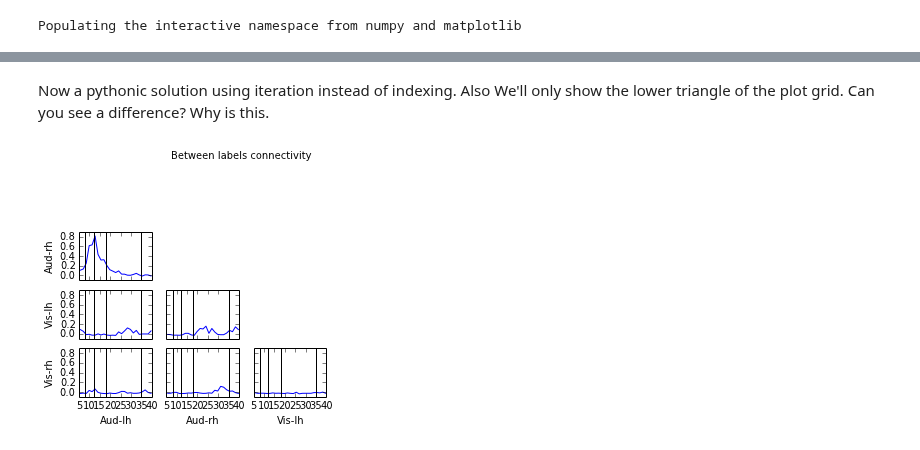
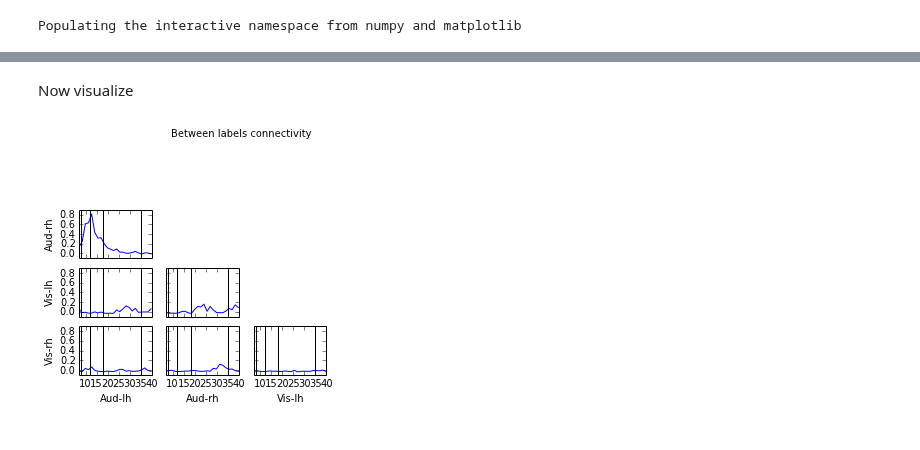
Before and after one commit to mne-tools/mne-python-notebooks, a Jupyter notebook: 6-MNE_connectivity.ipynb, the cells around one changed output, grey strips where cells are left out. Drawn from its saved outputs; the diff is of its cells as text; code cells hidden in the pictures.

```diff
--- a/6-MNE_connectivity.ipynb
+++ b/6-MNE_connectivity.ipynb
@@ -21,6 +24,7 @@ Populating the interactive namespace from numpy and matplotlib
 # %%
 import numpy as np
 import mne
+mne.set_log_level('WARNING')
 from mne.datasets import sample
 from mne.fiff import Raw, pick_types
 from mne.minimum_norm import read_inverse_operator
@@ -46,5 +50,5 @@ picks = pick_types(raw.info, meg=True, eeg=False, stim=False, eog=True,
 # Define epochs for left-auditory condition
 event_id, tmin, tmax = 1, -0.2, 0.5
 epochs = mne.Epochs(raw, events, event_id, tmin, tmax, picks=picks,
-                    baseline=(None, 0), reject=dict(mag=4e-12, grad=4000e-13,
-                                                    eog=150e-6))
+                    baseline=(None, 0),
+                    reject=dict(mag=4e-12, grad=4000e-13, eog=150e-6))
@@ -280,7 +170,7 @@ src = inverse_operator['src']
 label_ts = mne.extract_label_time_course(stcs, labels, src, mode='mean_flip',
                                          return_generator=True)
 
-fmin, fmax = 5., 40.
+fmin, fmax = 7., 40.
 sfreq = raw.info['sfreq']  # the sampling frequency
 
 con, freqs, times, n_epochs, n_tapers = spectral_connectivity(label_ts,
@@ -387,29 +178,0 @@ Extracting time courses for 4 labels (mode: mean_flip)
-# %%
-n_rows, n_colss = con.shape[:2]
-
-fig, axes = plt.subplots(n_rows, n_cols, sharex=True, sharey=True)
-plt.suptitle('Between labels connectivity')
-
-for i in range(n_rows):
-    for j in range(i + 1):
-        if i == j:
-            axes[i, j].set_axis_off()
-            continue
-
-        axes[i, j].plot(freqs, con[i, j, :])
-        axes[j, i].plot(freqs, con[i, j, :])
-
-        if j == 0:
-            axes[i, j].set_ylabel(names[i])
-            axes[0, i].set_title(names[i])
-        if i == (n_rows - 1):
-            axes[i, j].set_xlabel(names[j])
-
-        axes[i, j].set_xlim([fmin, fmax])
-        axes[j, i].set_xlim([fmin, fmax])
-
-        # Show band limits
-        for f in [8, 12, 18, 35]:
-            axes[i, j].axvline(f, color='k')
-            axes[j, i].axvline(f, color='k')
-plt.show()
@@ -418,31 +179,30 @@ plt.show()
-# %% [markdown]
-Now a pythonic solution using iteration instead of indexing. Also We'll only show the lower triangle
-of the plot grid. Can you see a difference? Why is this.
+# %% [markdown]
+Now visualize
 # %%
 n_rows, n_cols, n_freqs = con.shape
 n_cells = n_cols * n_rows
 
 fig, axes = plt.subplots(n_rows, n_cols, sharex=True, sharey=True)
 plt.suptitle('Between labels connectivity')
 
 my_iter = enumerate(zip(axes.flat,
                         con.reshape(n_cells, n_freqs),
                         [(a, b) for a in names for b in names]))
 
 for ii, (ax, my_con, (n1, n2)) in my_iter:
 
     ax.plot(freqs, my_con)
     ax.set_xlim([fmin, fmax])
     [ax.axvline(f, color='k') for f in 8, 12, 18, 35]
 
     if ii < n_cols:
         ax.set_title(n2)
     if not ii % n_rows:
         ax.set_ylabel(n1)
     if ii >= n_cells - n_rows:
         ax.set_xlabel(n2)
 
-[ax.set_visible(False) for ax in axes[np.triu_indices(n_rows))]]
+[ax.set_visible(False) for ax in axes[np.triu_indices(n_rows)]]
 plt.show()
 # %% [output]
-[figure, old version]
+[figure, new version]
```
Also changed, not shown: parts of 15 cells of this notebook, 3 other files.
